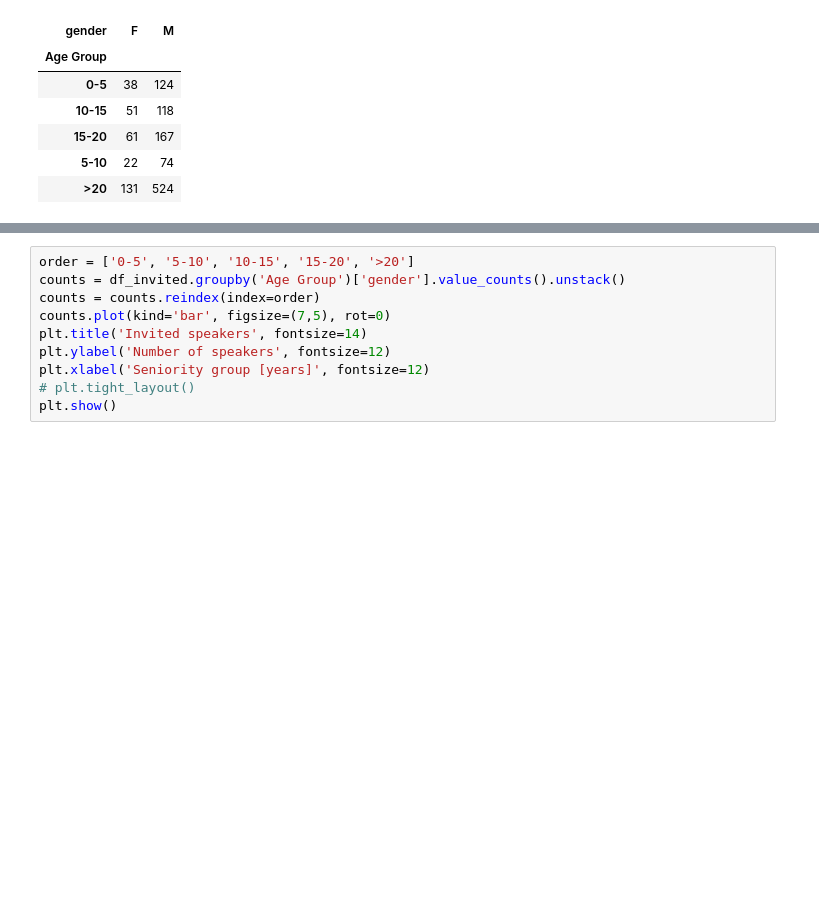
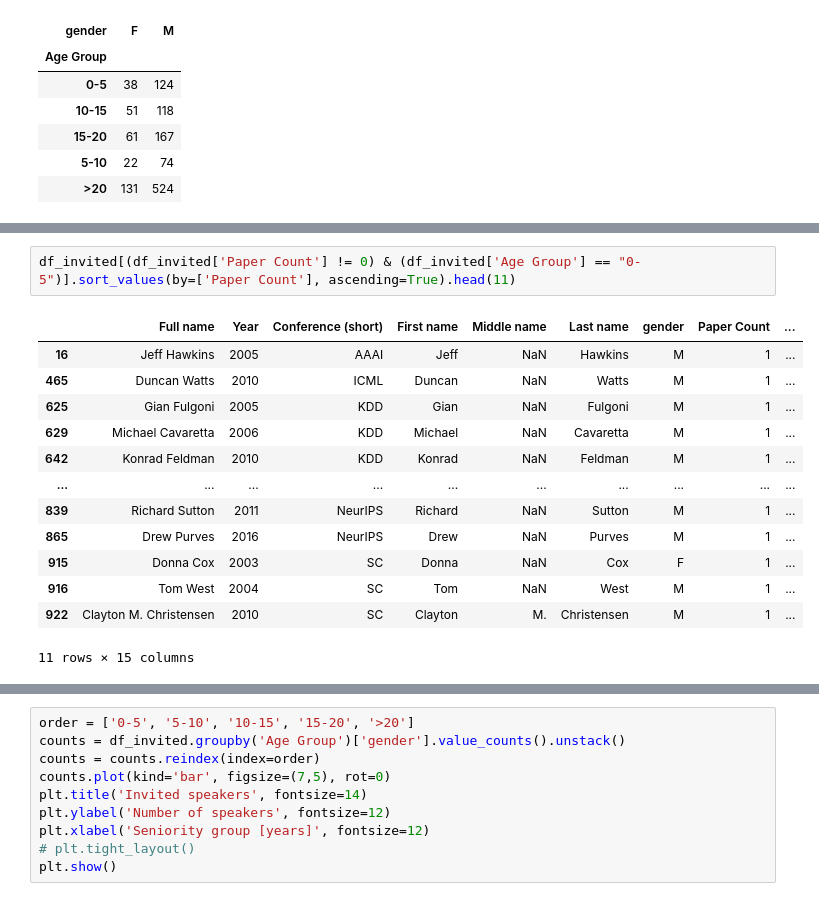
Before and after one commit to mariespedersen/Thesis_github, a Jupyter notebook: Descriptive_Analysis.ipynb, the cells around one changed output, grey strips where cells are left out. Cells and saved outputs as stored; diff of their text form; blank space fills up the shorter version.

```diff
--- a/Descriptive_Analysis.ipynb
+++ b/Descriptive_Analysis.ipynb
@@ -461,0 +509,16 @@ counts
+# %%
+df_invited[(df_invited['Paper Count'] != 0) & (df_invited['Age Group'] == "0-5")].sort_values(by=['Paper Count'], ascending=True).head(11)
+# %% [output]
+|  | Full name | Year | Conference (short) | First name | Middle name | Last name | gender | Paper Count | ... |
+| 16 | Jeff Hawkins | 2005 | AAAI | Jeff | NaN | Hawkins | M | 1 | ... |
+| 465 | Duncan Watts | 2010 | ICML | Duncan | NaN | Watts | M | 1 | ... |
+| 625 | Gian Fulgoni | 2005 | KDD | Gian | NaN | Fulgoni | M | 1 | ... |
+| 629 | Michael Cavaretta | 2006 | KDD | Michael | NaN | Cavaretta | M | 1 | ... |
+| 642 | Konrad Feldman | 2010 | KDD | Konrad | NaN | Feldman | M | 1 | ... |
+| ... | ... | ... | ... | ... | ... | ... | ... | ... | ... |
+| 839 | Richard Sutton | 2011 | NeurIPS | Richard | NaN | Sutton | M | 1 | ... |
+| 865 | Drew Purves | 2016 | NeurIPS | Drew | NaN | Purves | M | 1 | ... |
+| 915 | Donna Cox | 2003 | SC | Donna | NaN | Cox | F | 1 | ... |
+| 916 | Tom West | 2004 | SC | Tom | NaN | West | M | 1 | ... |
+| 922 | Clayton M. Christensen | 2010 | SC | Clayton | M. | Christensen | M | 1 | ... |
+11 rows × 15 columns
```
Also changed, not shown: parts of 6 cells of this notebook.
